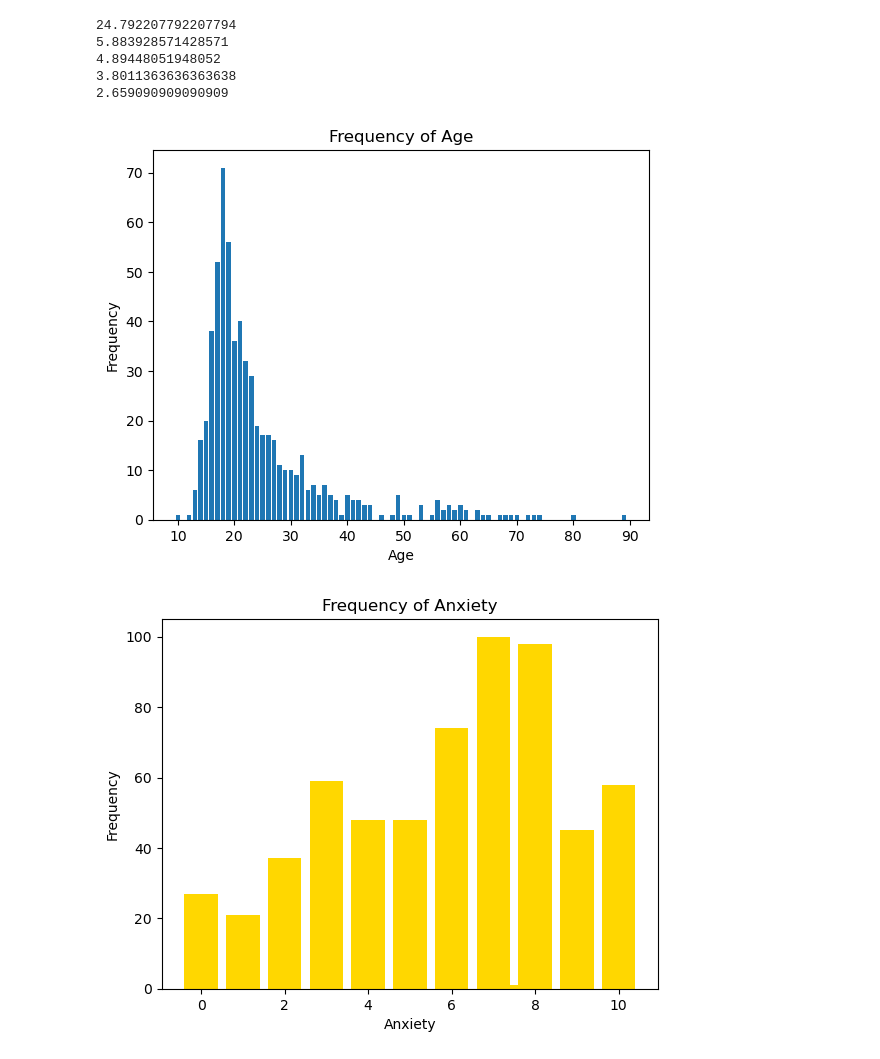
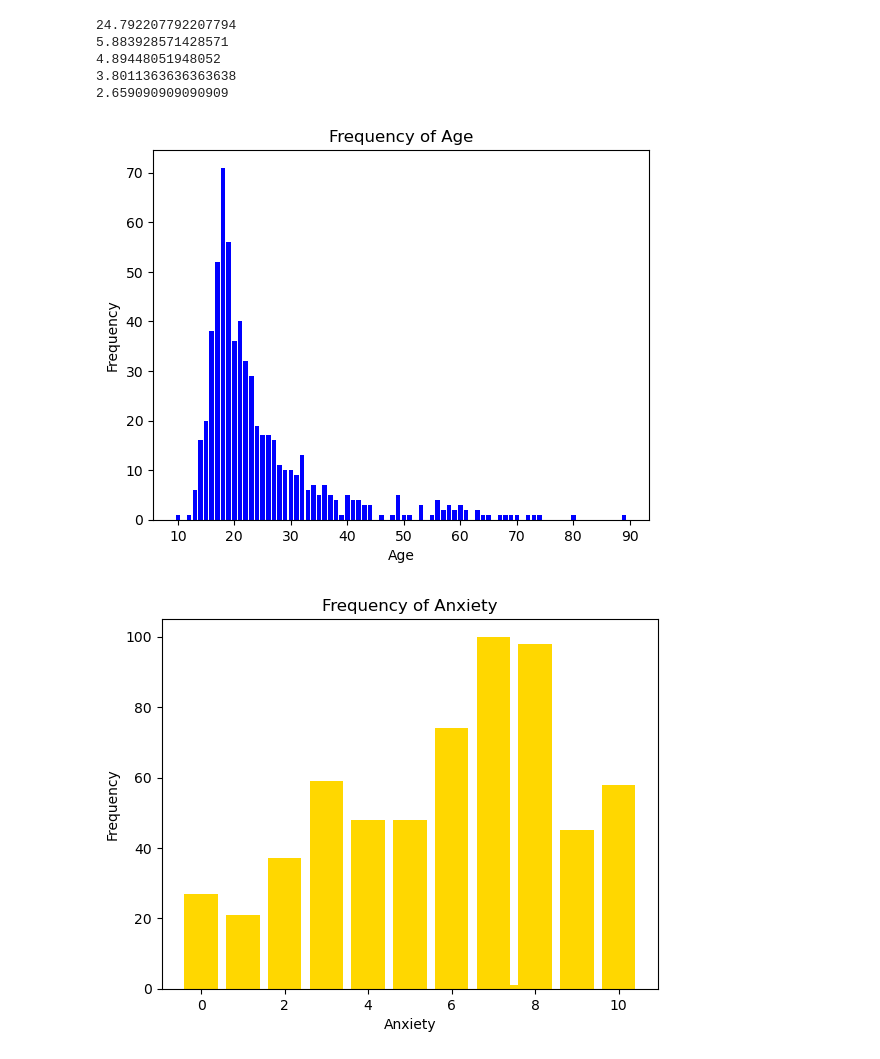
Before and after one commit to jdanielle12/project1, a Jupyter notebook: music_and_mental_health.ipynb, the cells around one changed output. Cells and saved outputs as stored; diff of their text form; code cells hidden in the pictures.

```diff
--- a/music_and_mental_health.ipynb
+++ b/music_and_mental_health.ipynb
@@ -151,15 +151,15 @@ print(average_ocd)
 # %%
 # View graphs on the distribution of the sample data
 # Age
 age_dist = music_mental_health_df['Age']
 freq_counts = age_dist.value_counts()
-plt.bar(freq_counts.index, freq_counts.values)
+plt.bar(freq_counts.index, freq_counts.values, color='blue')
 plt.xlabel('Age')
 plt.ylabel('Frequency')
 plt.title('Frequency of Age')
 plt.show()
 # %% [output]
-[figure, old version]
+[figure, new version]
 # %%
 # View graphs on the distribution of the sample data
 # Anxiety
```
